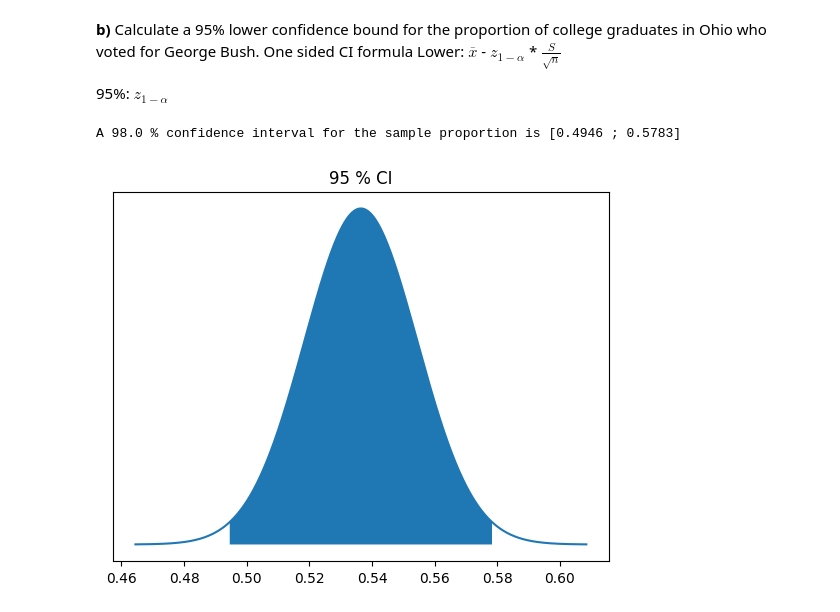
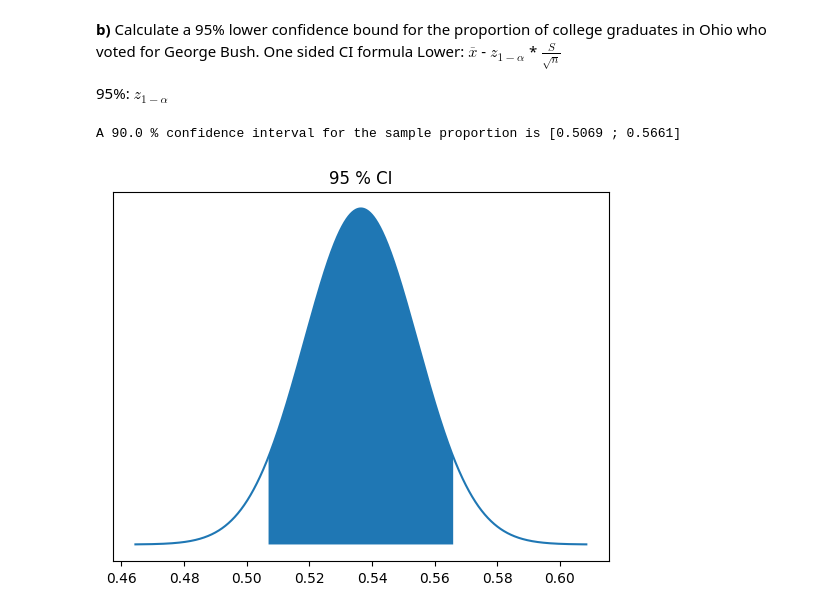
Before and after one commit to nickcernean/SMP_Exercises, a Jupyter notebook: 6_Statistical_Intervals/Problems_6.ipynb, the cells around one changed output. Saved outputs shown, nothing was run; the diff lists cells and outputs as text; code cells hidden in the pictures.

```diff
--- a/6_Statistical_Intervals/Problems_6.ipynb
+++ b/6_Statistical_Intervals/Problems_6.ipynb
@@ -356,18 +356,18 @@ Lower: $\overline{x}$ - $z_{1- \alpha}$ *  $\frac{S}{\sqrt{n}}$ </br>
 # %%
 n = 768
 S = 412
 mean = S/n ## also considered to be probability of the college graduateds to vote for Bush
 SE = np.sqrt((mean*(1-mean))/n)
-Level = 0.98
+Level = 0.90
 
 CI = stats.norm.interval(Level, loc=mean, scale=SE)
 
 print('A ' + repr(Level*100) + ' % confidence interval for the sample proportion is [' + repr(round(CI[0],4)) + ' ; '
       + repr(round(CI[1],4)) + ']')
 
 x = np.linspace(mean-4*SE, mean+4*SE, 1000)
 
 draw_z_score(x, (CI[0] <= x) & (x <= CI[1]), mean, SE, '95 % CI')
 # %% [output]
-A 98.0 % confidence interval for the sample proportion is [0.4946 ; 0.5783]
+A 90.0 % confidence interval for the sample proportion is [0.5069 ; 0.5661]
-[figure, old version]
+[figure, new version]
```
Also changed, not shown: 1 other file.
